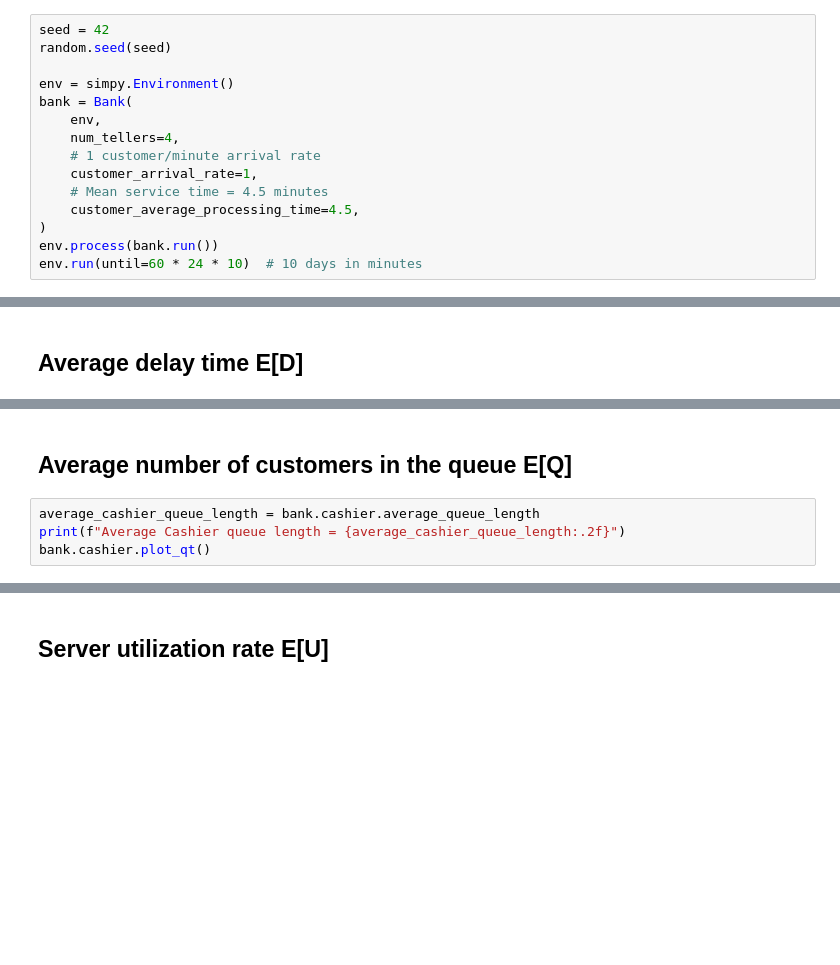
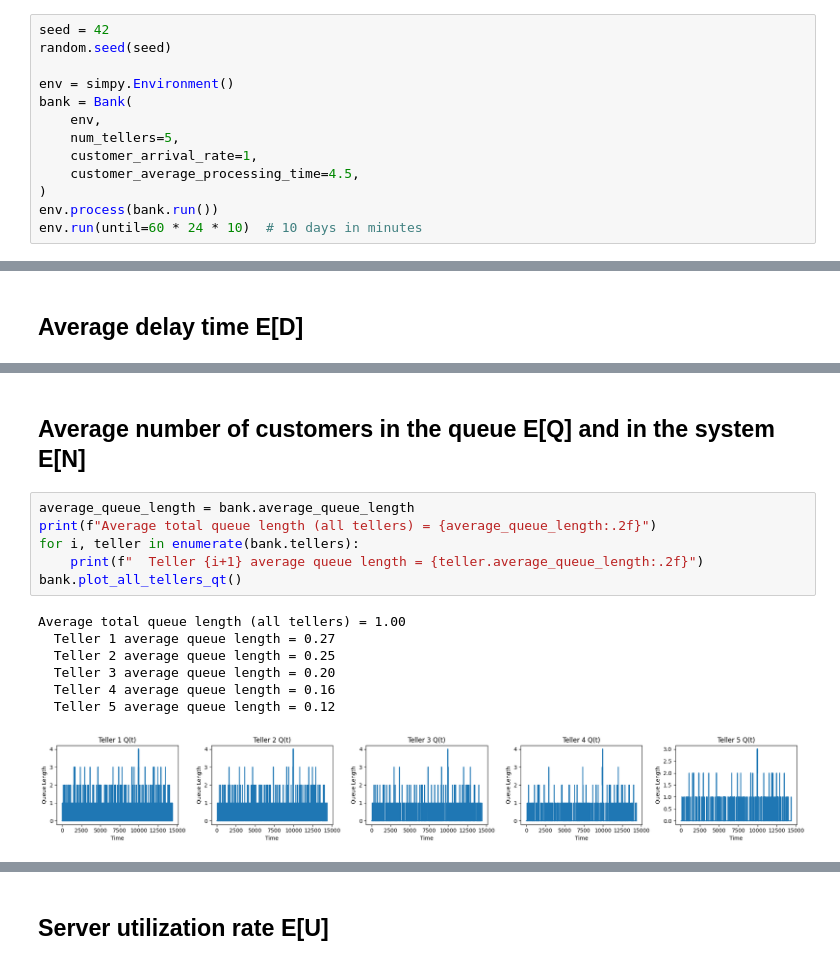
Before and after one commit to MarinCervinschi/ReinforcementLearningCourse, a Jupyter notebook: simulation/bank_jockeying.ipynb, the cells around one changed output, grey strips where cells are left out. Cells and saved outputs as stored; diff of their text form; blank space fills up the shorter version.

Commit message:
Simulation of a Multi-Server Queueing System with Jockeying

```diff
--- a/simulation/bank_jockeying.ipynb
+++ b/simulation/bank_jockeying.ipynb
@@ -272,10 +410,8 @@ random.seed(seed)
 env = simpy.Environment()
 bank = Bank(
     env,
-    num_tellers=4,
-    # 1 customer/minute arrival rate
+    num_tellers=5,
     customer_arrival_rate=1,
-    # Mean service time = 4.5 minutes
     customer_average_processing_time=4.5,
 )
 env.process(bank.run())
@@ -317,6 +456,16 @@ plt.show()
 # %% [markdown]
-## Average number of customers in the queue E[Q]
+## Average number of customers in the queue E[Q] and in the system E[N]
 # %%
-average_cashier_queue_length = bank.cashier.average_queue_length
-print(f"Average Cashier queue length = {average_cashier_queue_length:.2f}")
-bank.cashier.plot_qt()
+average_queue_length = bank.average_queue_length
+print(f"Average total queue length (all tellers) = {average_queue_length:.2f}")
+for i, teller in enumerate(bank.tellers):
+    print(f"  Teller {i+1} average queue length = {teller.average_queue_length:.2f}")
+bank.plot_all_tellers_qt()
+# %% [output]
+Average total queue length (all tellers) = 1.00
+  Teller 1 average queue length = 0.27
+  Teller 2 average queue length = 0.25
+  Teller 3 average queue length = 0.20
+  Teller 4 average queue length = 0.16
+  Teller 5 average queue length = 0.12
+[figure, added]
```
Also changed, not shown: parts of 13 cells of this notebook, 3 other files.
